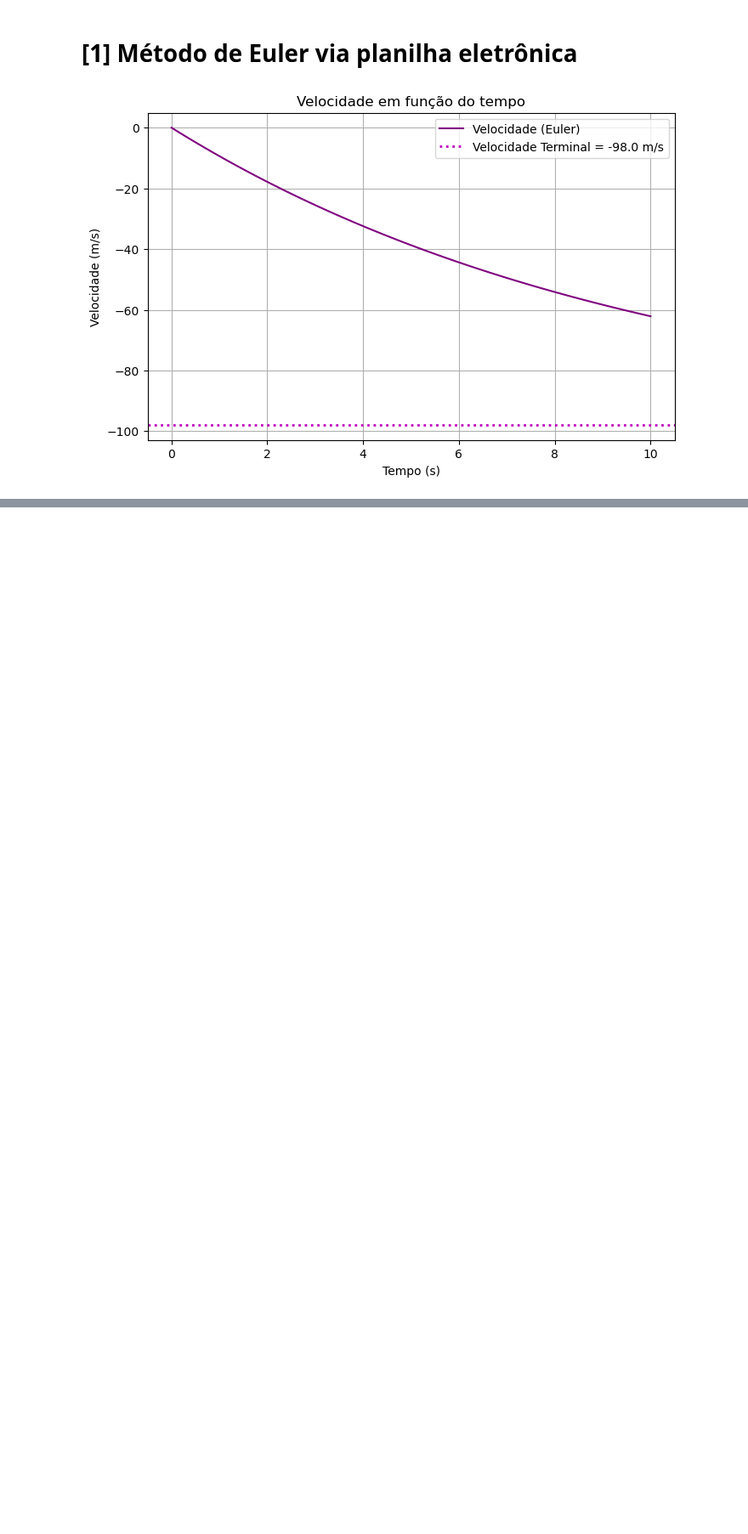
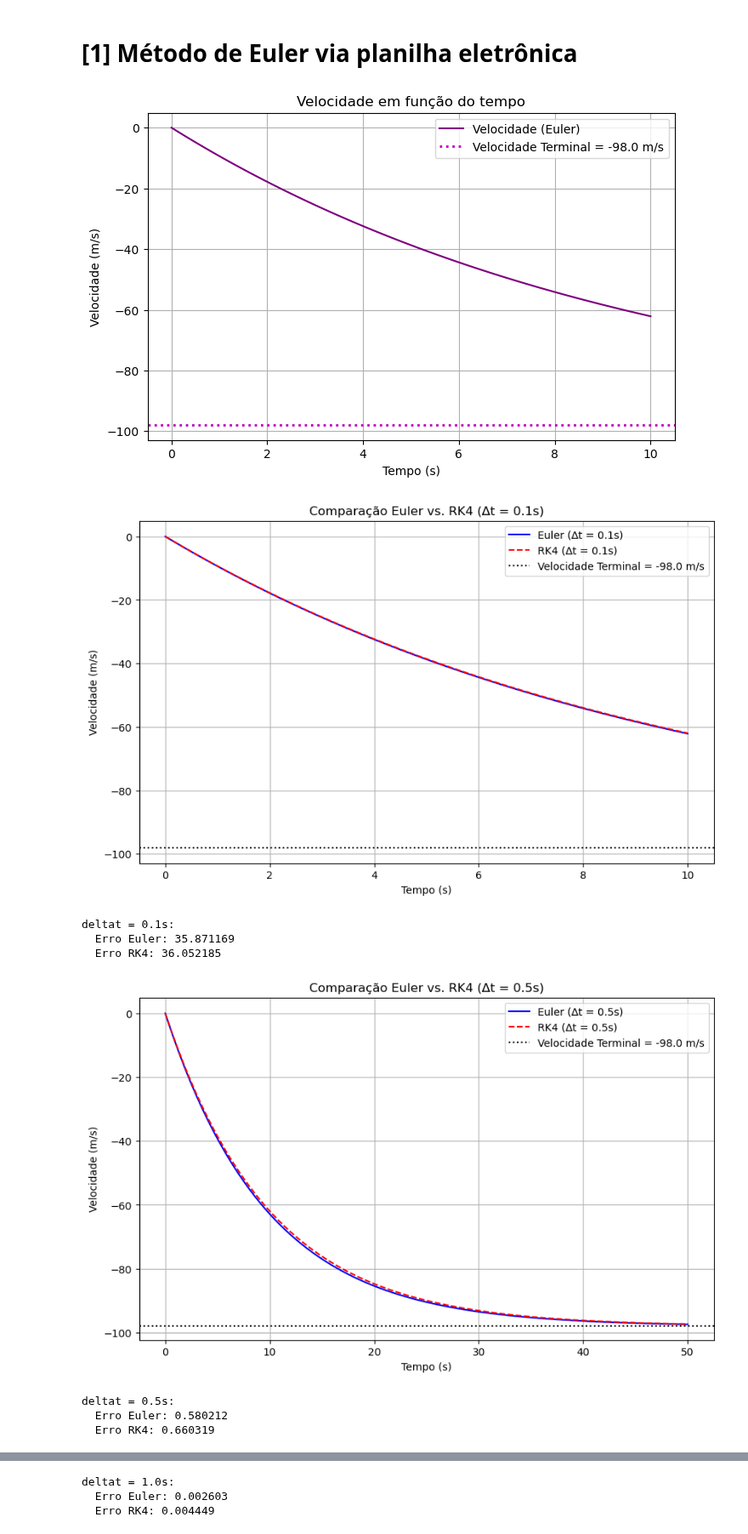
Before and after one commit to marianasenuke/atividade-5, a Jupyter notebook: atividade 5.ipynb, the cells around one changed output, grey strips where cells are left out. Shown at 85% size. Drawn from its saved outputs; the diff is of its cells as text; code cells hidden in the pictures; blank space fills up the shorter version.

```diff
--- a/atividade 5.ipynb
+++ b/atividade 5.ipynb
@@ -43,18 +43,80 @@ plt.show()
 # %% [output]
 [figure]
 # %%
+
 #1e( método runge kutta)
 import numpy as np
 import matplotlib.pyplot as plt
 
 # Parâmetros do problema
 g = 9.8       # aceleração da gravidade (m/s²)
 b = 0.1       # coeficiente de arrasto (kg/s)
 m = 1.0       # massa do corpo (kg)
 v0 = 0.0      # velocidade inicial (m/s)
-dt_values = [0.1, 0.5, 0.10]
+dt_values = [0.1, 0.5, 1.0]  # Diferentes passos temporais para teste
 n_steps = 100  # Número de passos
 
-def metodo_de_euler (dt):
+# Função da derivada dv/dt
+def dvdt(v):
+    return -g - (b/m) * v
+
+# Método de Euler
+def euler_method(dt):
     t = np.zeros(n_steps + 1)
     v = np.zeros(n_steps + 1)
+    v[0] = v0
+    for n in range(n_steps):
+        v[n+1] = v[n] + dvdt(v[n]) * dt
+        t[n+1] = t[n] + dt
+    return t, v
+
+# Método de Runge-Kutta (RK4)
+def rk4_method(dt):
+    t = np.zeros(n_steps + 1)
+    v = np.zeros(n_steps + 1)
+    v[0] = v0
+    for n in range(n_steps):
+        k1 = dvdt(v[n])
+        k2 = dvdt(v[n] + 0.5 * k1 * dt)
+        k3 = dvdt(v[n] + 0.5 * k2 * dt)
+        k4 = dvdt(v[n] + k3 * dt)
+        v[n+1] = v[n] + (1/6) * (k1 + 2*k2 + 2*k3 + k4) * dt
+        t[n+1] = t[n] + dt
+    return t, v
+
+
+v_terminal = - (g * m) / b
+
+# Plotagem para cada passo ∆t
+for dt in dt_values:
+    # Calcula as soluções
+    t_euler, v_euler = euler_method(dt)
+    t_rk4, v_rk4 = rk4_method(dt)
+
+    # Plota os resultados
+    plt.figure(figsize=(10, 6))
+    plt.plot(t_euler, v_euler, 'b-', label=f'Euler (∆t = {dt}s)')
+    plt.plot(t_rk4, v_rk4, 'r--', label=f'RK4 (∆t = {dt}s)')
+    plt.axhline(y=v_terminal, color='k', linestyle=':', label=f'Velocidade Terminal = {v_terminal:.1f} m/s')
+    plt.xlabel('Tempo (s)')
+    plt.ylabel('Velocidade (m/s)')
+    plt.title(f'Comparação Euler vs. RK4 (∆t = {dt}s)')
+    plt.grid(True)
+    plt.legend()
+    plt.show()
+
+    # Imprime erros no último passo
+    error_euler = np.abs(v_euler[-1] - v_terminal)
+    error_rk4 = np.abs(v_rk4[-1] - v_terminal)
+    print(f"deltat = {dt}s:")
+    print(f"  Erro Euler: {error_euler:.6f}")
+    print(f"  Erro RK4: {error_rk4:.6f}\n")
+# %% [output]
+[figure, added]
+deltat = 0.1s:
+  Erro Euler: 35.871169
+  Erro RK4: 36.052185
+[figure, added]
+deltat = 0.5s:
+  Erro Euler: 0.580212
+  Erro RK4: 0.660319
@@ -60,0 +124,3 @@ def metodo_de_euler (dt):
+deltat = 1.0s:
+  Erro Euler: 0.002603
+  Erro RK4: 0.004449
```
Also changed, not shown: parts of 1 cell of this notebook.
